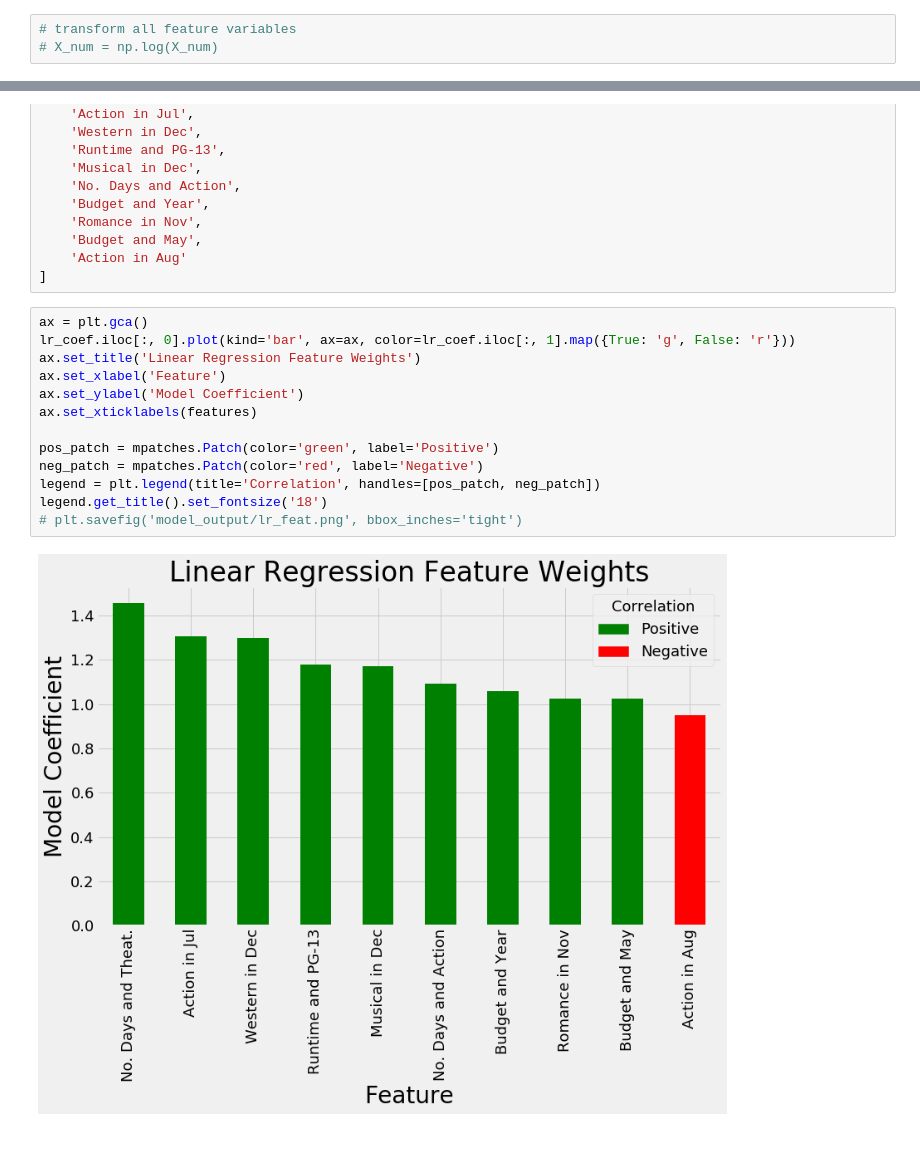
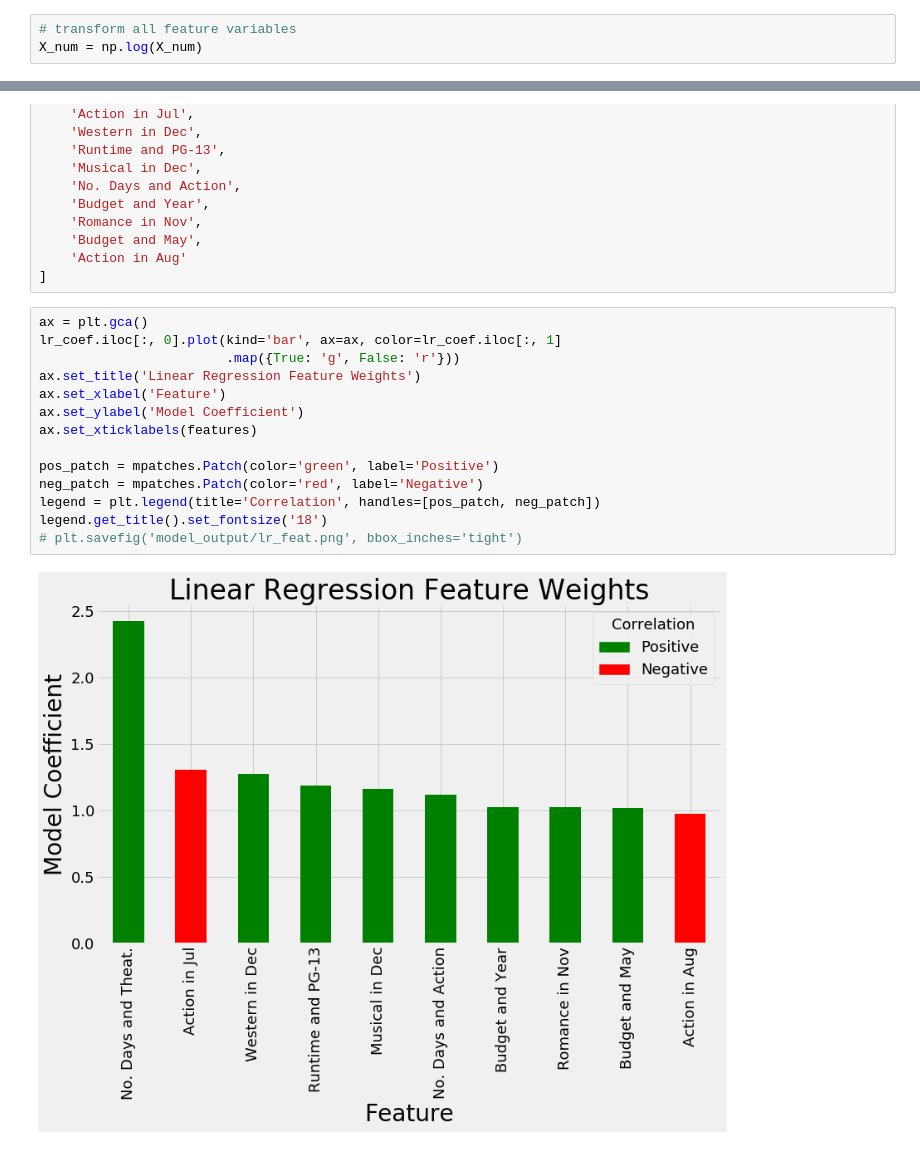
Before and after one commit to kevscon/Project-2, a Jupyter notebook: modeling-rev.ipynb, the cells around one changed output, grey strips where cells are left out. Cells and saved outputs as stored; diff of their text form.

```diff
--- a/modeling-rev.ipynb
+++ b/modeling-rev.ipynb
@@ -169,7 +169,7 @@ X_cat_enc.head()
 Data is not normally distributed - try transforming to log scale
 # %%
 # transform all feature variables
-# X_num = np.log(X_num)
+X_num = np.log(X_num)
 # %%
 # transform target variable
 y = np.log(y)
@@ -318,16 +319,17 @@ features = [
 ]
 # %%
 ax = plt.gca()
-lr_coef.iloc[:, 0].plot(kind='bar', ax=ax, color=lr_coef.iloc[:, 1].map({True: 'g', False: 'r'}))
+lr_coef.iloc[:, 0].plot(kind='bar', ax=ax, color=lr_coef.iloc[:, 1]
+                        .map({True: 'g', False: 'r'}))
 ax.set_title('Linear Regression Feature Weights')
 ax.set_xlabel('Feature')
 ax.set_ylabel('Model Coefficient')
 ax.set_xticklabels(features)
 
 pos_patch = mpatches.Patch(color='green', label='Positive')
 neg_patch = mpatches.Patch(color='red', label='Negative')
 legend = plt.legend(title='Correlation', handles=[pos_patch, neg_patch])
 legend.get_title().set_fontsize('18')
 # plt.savefig('model_output/lr_feat.png', bbox_inches='tight')
 # %% [output]
-[figure, old version]
+[figure, new version]
```
Also changed, not shown: parts of 13 cells of this notebook, 1 other file.
